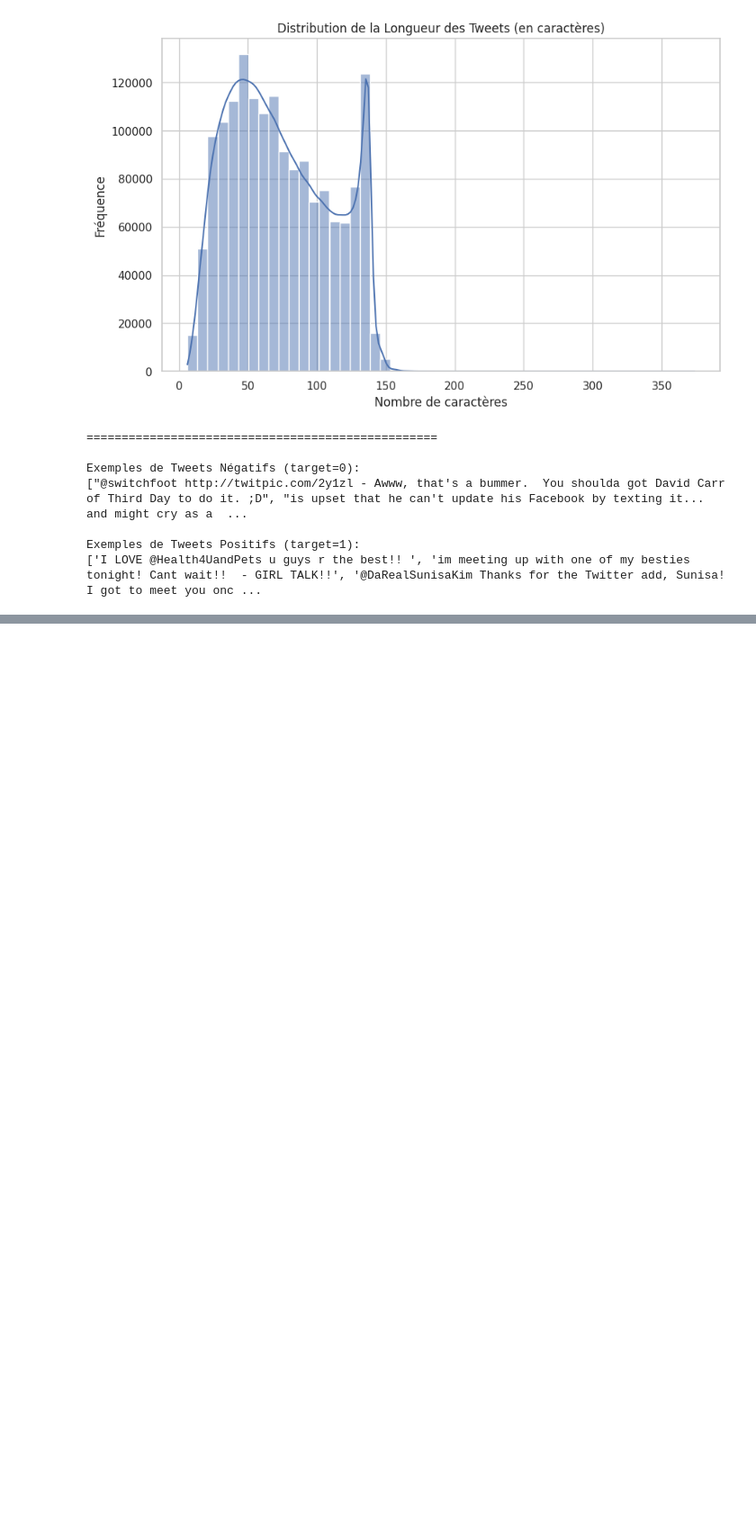
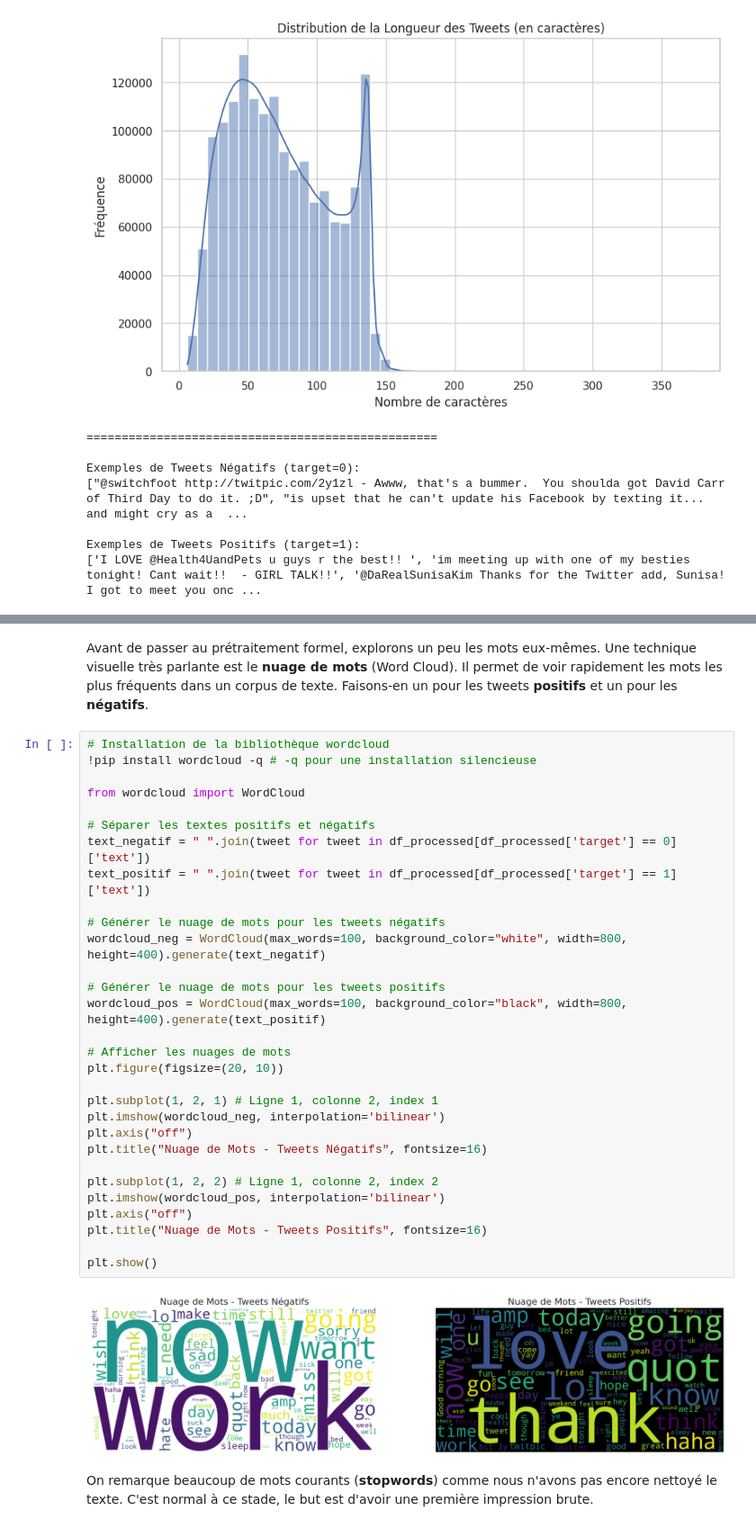
Before and after one commit to M-Carre/OC, a Jupyter notebook: Notebook_de_modélisation.ipynb, the cells around one changed output, grey strips where cells are left out. Shown at 90% size. Drawn from its saved outputs; the diff is of its cells as text; blank space fills up the shorter version.

```diff
--- a/Notebook_de_modélisation.ipynb
+++ b/Notebook_de_modélisation.ipynb
@@ -230,0 +231,36 @@ Vérification : contenu du dossier après copie :
+# %% [markdown]
+Avant de passer au prétraitement formel, explorons un peu les mots eux-mêmes. Une technique visuelle très parlante est le **nuage de mots** (Word Cloud). Il permet de voir rapidement les mots les plus fréquents dans un corpus de texte. Faisons-en un pour les tweets **positifs** et un pour les **négatifs**.
+# %%
+# Installation de la bibliothèque wordcloud
+!pip install wordcloud -q # -q pour une installation silencieuse
+
+from wordcloud import WordCloud
+
+# Séparer les textes positifs et négatifs
+text_negatif = " ".join(tweet for tweet in df_processed[df_processed['target'] == 0]['text'])
+text_positif = " ".join(tweet for tweet in df_processed[df_processed['target'] == 1]['text'])
+
+# Générer le nuage de mots pour les tweets négatifs
+wordcloud_neg = WordCloud(max_words=100, background_color="white", width=800, height=400).generate(text_negatif)
+
+# Générer le nuage de mots pour les tweets positifs
+wordcloud_pos = WordCloud(max_words=100, background_color="black", width=800, height=400).generate(text_positif)
+
+# Afficher les nuages de mots
+plt.figure(figsize=(20, 10))
+
+plt.subplot(1, 2, 1) # Ligne 1, colonne 2, index 1
+plt.imshow(wordcloud_neg, interpolation='bilinear')
+plt.axis("off")
+plt.title("Nuage de Mots - Tweets Négatifs", fontsize=16)
+
+plt.subplot(1, 2, 2) # Ligne 1, colonne 2, index 2
+plt.imshow(wordcloud_pos, interpolation='bilinear')
+plt.axis("off")
+plt.title("Nuage de Mots - Tweets Positifs", fontsize=16)
+
+plt.show()
+# %% [output]
+[figure, added]
+# %% [markdown]
+On remarque beaucoup de mots courants (**stopwords**) comme nous n'avons pas encore nettoyé le texte. C'est normal à ce stade, le but est d'avoir une première impression brute.
```
Also changed, not shown: parts of 55 cells of this notebook, 1 other file.
